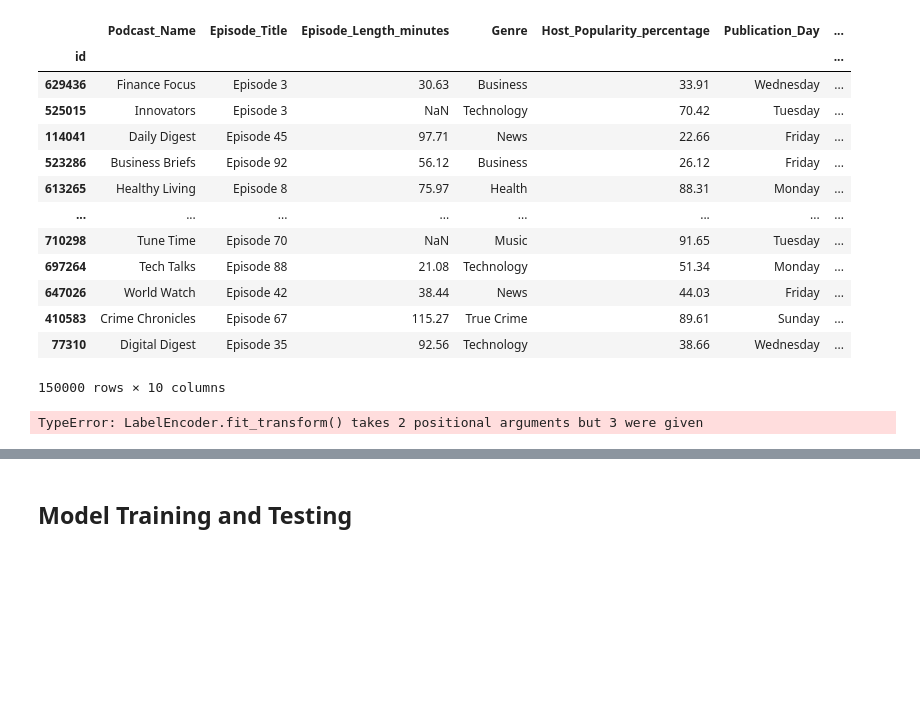
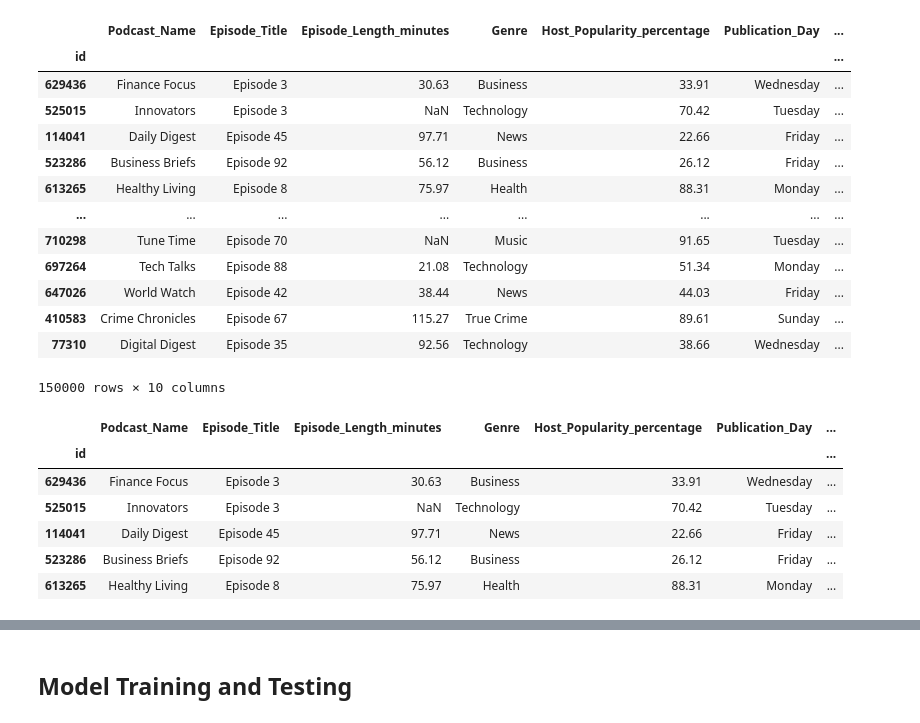
Before and after one commit to Enzo-Olivieri/Kaggle-S5-EP-4, a Jupyter notebook: listening_time_model.ipynb, the cells around one changed output, grey strips where cells are left out. Drawn from its saved outputs; the diff is of its cells as text; code cells hidden in the pictures; blank space fills up the shorter version.

```diff
--- a/listening_time_model.ipynb
+++ b/listening_time_model.ipynb
@@ -132,35 +139,44 @@ obj_to_cat(X_val)
 | 77310 | Digital Digest | Episode 35 | 92.56 | Technology | 38.66 | Wednesday | ... |
 150000 rows × 10 columns
 # %%
-cat_features = [col for col in X_train.columns if X_train[col].dtype == "category"]
 
-categorical_encoder = Pipeline(steps = [
-    ("label_encoder", LabelEncoder())
-])
+# cat_features = [col for col in X_train.columns if X_train[col].dtype == "category"]
 
-preprocessor = ColumnTransformer(
-    transformers = [("cat", categorical_encoder, cat_features)]
-)
+# categorical_encoder = Pipeline(steps = [
+#     ("ordinal_encoder", OneHotEncoder(sparse_output=False))
+# ])
 
-model = XGBRegressor(n_estimators=1000,
-                     learning_rate=0.1,
-                     enable_categorical = True)
+# preprocessor = ColumnTransformer(
+#     transformers = [("cat", categorical_encoder, cat_features)]
+# )
+
+# model = XGBRegressor(n_estimators=1000,
+#                      learning_rate=0.1,
+#                      enable_categorical = True)
 
 
-my_pipeline = Pipeline(steps=[
-    ("preprocessor", preprocessor),
-    ("model", model)
-    ])
+# my_pipeline = Pipeline(steps=[
+#     ("preprocessor", preprocessor),
+#     ("model", model)
+#     ])
 
-my_pipeline.fit(X_train, y_train)
+# my_pipeline.fit(X_train, y_train)
 
-preds = my_pipeline.predict(X_val)
+# preds = my_pipeline.predict(X_val)
 
 
-RMSE =  root_mean_squared_error(y_val, preds)
-RMSE
+# RMSE =  root_mean_squared_error(y_val, preds)
+# RMSE
-# %% [output]
-TypeError: LabelEncoder.fit_transform() takes 2 positional arguments but 3 were given
+# %%
+X_val.head()
+# %% [output]
+|  | Podcast_Name | Episode_Title | Episode_Length_minutes | Genre | Host_Popularity_percentage | Publication_Day | ... |
+| id |  |  |  |  |  |  | ... |
+| 629436 | Finance Focus | Episode 3 | 30.63 | Business | 33.91 | Wednesday | ... |
+| 525015 | Innovators | Episode 3 | NaN | Technology | 70.42 | Tuesday | ... |
+| 114041 | Daily Digest | Episode 45 | 97.71 | News | 22.66 | Friday | ... |
+| 523286 | Business Briefs | Episode 92 | 56.12 | Business | 26.12 | Friday | ... |
+| 613265 | Healthy Living | Episode 8 | 75.97 | Health | 88.31 | Monday | ... |
 # %%
 # Label encoded the categorical features. Not using OH encoding to reduce training time.
 
```
Also changed, not shown: parts of 6 cells of this notebook.
